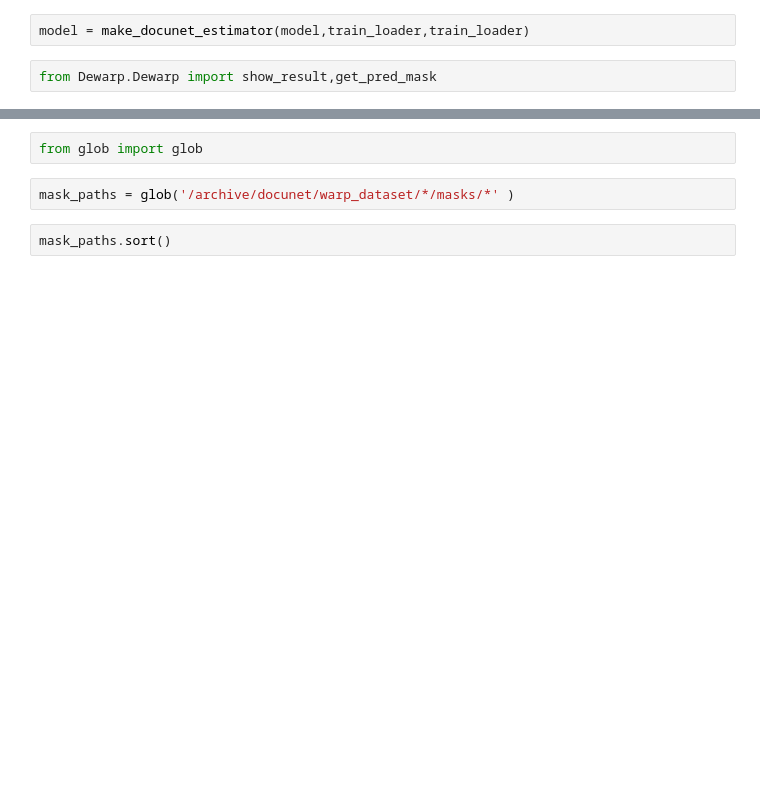
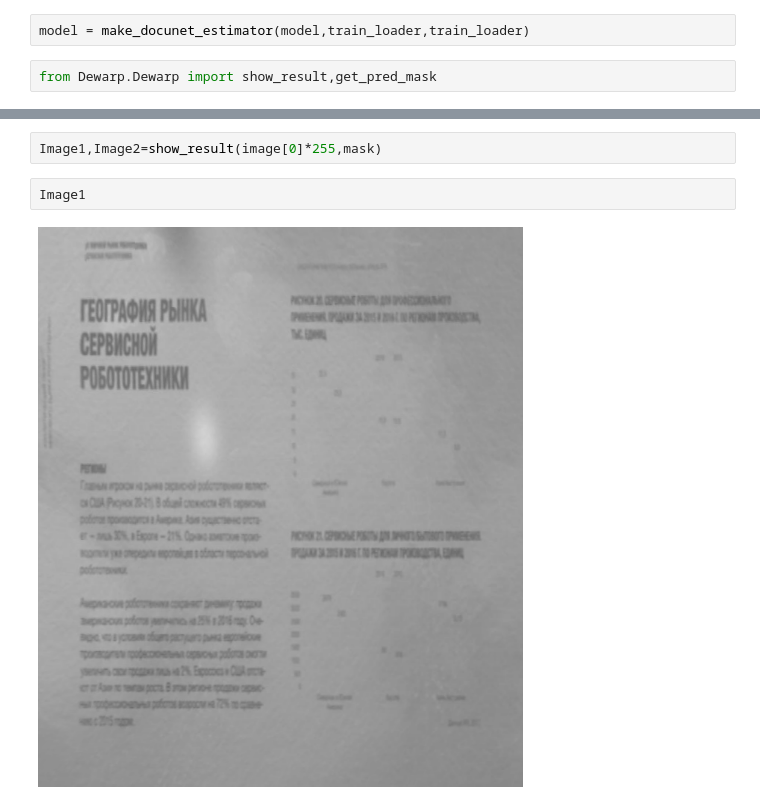
Before and after one commit to archangelChak/Dewarp, a Jupyter notebook: Untitled.ipynb, the cells around one changed output, grey strips where cells are left out. Drawn from its saved outputs; the diff is of its cells as text; blank space fills up the shorter version.

```diff
--- a/Untitled.ipynb
+++ b/Untitled.ipynb
@@ -63,6 +136,6 @@ ShowResult(image[0][0],GetPredMask(image[0][0],model))
-# %%
-from glob import glob
-# %%
-mask_paths = glob('/archive/docunet/warp_dataset/*/masks/*' )
-# %%
-mask_paths.sort()
+# %%
+Image1,Image2=show_result(image[0]*255,mask)
+# %%
+Image1
+# %% [output]
+[figure, added]
```
Also changed, not shown: parts of 15 cells of this notebook, 3 other files.
